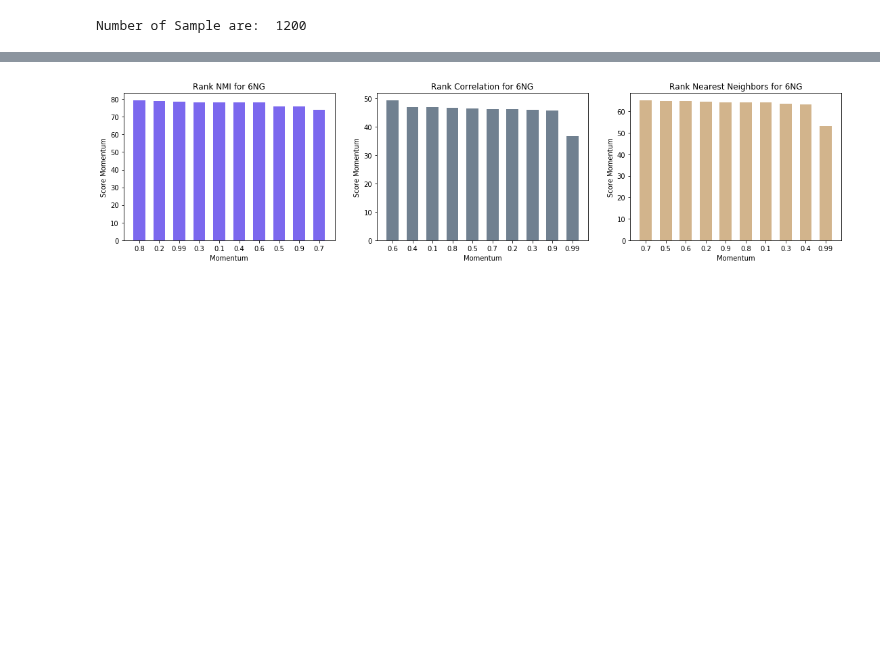
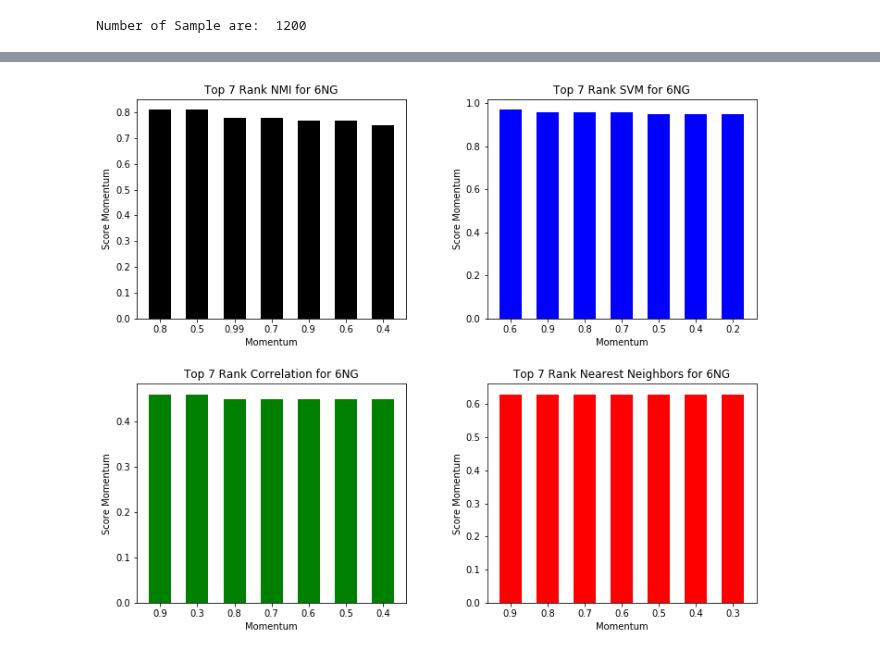
Before and after one commit to saman-nia/Deep-Learning-for-Dimensionality-Reduction, a Jupyter notebook: Text Documents Dimensionality Reduction/K_momentum.ipynb, the cells around one changed output, grey strips where cells are left out. Saved outputs shown, nothing was run; the diff lists cells and outputs as text; code cells hidden in the pictures; blank space fills up the shorter version.

```diff
--- a/Text Documents Dimensionality Reduction/K_momentum.ipynb
+++ b/Text Documents Dimensionality Reduction/K_momentum.ipynb
@@ -472,12 +452,12 @@ data_set, labels_set = train_set.whole_dataset() #---- Allocation of data and la
 # %%
 # Parameters
 n_layers = (value_hl + 2) #------------------------ Number of Layers.
-learning_rate = 0.001 #---------------------------- Decay rate 1.
-beta2 = 0.99 #------------------------------------- Decay rate 2
-beta1 = [0.1, 0.2, 0.3, 0.4, 0.5,
-         0.6, 0.7, 0.8, 0.9, 0.99] #--------------------- Learning rate.
+learning_rate = 0.001 #---------------------------- Learning rate.
+beta1 = [0.1, 0.2, 0.3, 0.4, 0.5, 0.6,
+         0.7, 0.8, 0.9, 0.99] #-------------------- Decay rate 1.
+beta2 =  0.99 #------------------------------------ Decay rate 2.
 n_batch = 8  #------------------------------------- Number of selection data in per step.
-epochs = 50 # ------------------------------------- Number of Epochs.
+epochs = 40 # ------------------------------------- Number of Epochs.
 n_interior = n_input // n_batch
 # %%
 print('Number of original dataset dimension are: ------->',X_train.shape[1])
@@ -500,6 +480,7 @@ NMI_step = [] #------ A list to keep all NMI progresses.
 l_mean = []
 list_pvals = []
 list_rhos = []
+score_svm = []
 # %%
 for i_M in tqdm(beta1):
   with tf.Graph().as_default():
@@ -583,34 +566,48 @@ Number of epochs are: ---------------------------> 50
 Number of batch sizes are: ----------------------> 8
 # %%
-top_Kbatch_NN = sorted(zip(map(lambda x: round(x, 2), l_mean), steps), reverse=True)[:10]
-top_Kbatch_Corr = sorted(zip(map(lambda x: round(x, 2), list_rhos), steps), reverse=True)[:10]
-top_Kbatch_NMI = sorted(zip(map(lambda x: round(x, 2), NMI_step), steps), reverse=True)[:10]
+top_Kbatch_NN = sorted(zip(map(lambda x: round(x, 2), l_mean), steps), reverse=True)[:7]
+top_Kbatch_Corr = sorted(zip(map(lambda x: round(x, 2), list_rhos), steps), reverse=True)[:7]
+top_Kbatch_NMI = sorted(zip(map(lambda x: round(x, 2), NMI_step), steps), reverse=True)[:7]
+top_Kbatch_SVM = sorted(zip(map(lambda x: round(x, 2), score_svm), steps), reverse=True)[:7]
 # %%
-plt.figure(1, figsize=(19,4))
-plt.subplot(1,3,1)
+plt.figure(figsize=(12,10))
+plt.subplots_adjust(wspace=0.3, hspace=0.3)
+plt.subplot(2,2,1)
 plt.bar(numpy.arange(len(list(zip(*top_Kbatch_NMI))[1])),
-        list(zip(*top_Kbatch_NMI))[0], color='mediumslateblue', width=0.6)
+        list(zip(*top_Kbatch_NMI))[0], color='k', width=0.6)
 plt.xticks(numpy.arange(len(list(zip(*top_Kbatch_NMI))[1])),
            list(zip(*top_Kbatch_NMI))[1])
-plt.title('Rank NMI for {:d}NG'.format(len(categories_lables)))
+plt.title('Top {:d} Rank NMI for {:d}NG'.format(len(top_Kbatch_NN),
+                                                len(categories_lables)))
 plt.xlabel('Momentum')
 plt.ylabel('Score Momentum')
-plt.subplot(1,3,2)
+plt.subplot(2,2,2)
+plt.bar(numpy.arange(len(list(zip(*top_Kbatch_SVM))[1])),
+        list(zip(*top_Kbatch_SVM))[0], color='b', width=0.6)
+plt.xticks(numpy.arange(len(list(zip(*top_Kbatch_SVM))[1])),
+           list(zip(*top_Kbatch_SVM))[1])
+plt.title('Top {:d} Rank SVM for {:d}NG'.format(len(top_Kbatch_NN),
+                                                len(categories_lables)))
+plt.xlabel('Momentum')
+plt.ylabel('Score Momentum')
+plt.subplot(2,2,3)
 plt.bar(numpy.arange(len(list(zip(*top_Kbatch_Corr))[1])),
-        list(zip(*top_Kbatch_Corr))[0], color='slategrey', width=0.6)
+        list(zip(*top_Kbatch_Corr))[0], color='g', width=0.6)
 plt.xticks(numpy.arange(len(list(zip(*top_Kbatch_Corr))[1])),
            list(zip(*top_Kbatch_Corr))[1])
-plt.title('Rank Correlation for {:d}NG'.format(len(categories_lables)))
+plt.title('Top {:d} Rank Correlation for {:d}NG'.format(len(top_Kbatch_NN),
+                                                        len(categories_lables)))
 plt.xlabel('Momentum')
 plt.ylabel('Score Momentum')
-plt.subplot(1,3,3)
+plt.subplot(2,2,4)
 plt.bar(numpy.arange(len(list(zip(*top_Kbatch_NN))[1])),
-        list(zip(*top_Kbatch_NN))[0], color='tan', width=0.6)
+        list(zip(*top_Kbatch_NN))[0], color='r', width=0.6)
 plt.xticks(numpy.arange(len(list(zip(*top_Kbatch_NN))[1])),
            list(zip(*top_Kbatch_NN))[1])
-plt.title('Rank Nearest Neighbors for {:d}NG'.format(len(categories_lables)))
+plt.title('Top {:d} Rank Nearest Neighbors for {:d}NG'.format(len(top_Kbatch_NN),
+                                                              len(categories_lables)))
 plt.xlabel('Momentum')
 plt.ylabel('Score Momentum')
 plt.show()
 # %% [output]
-[figure, old version]
+[figure, new version]
```
Also changed, not shown: parts of 10 cells of this notebook.
